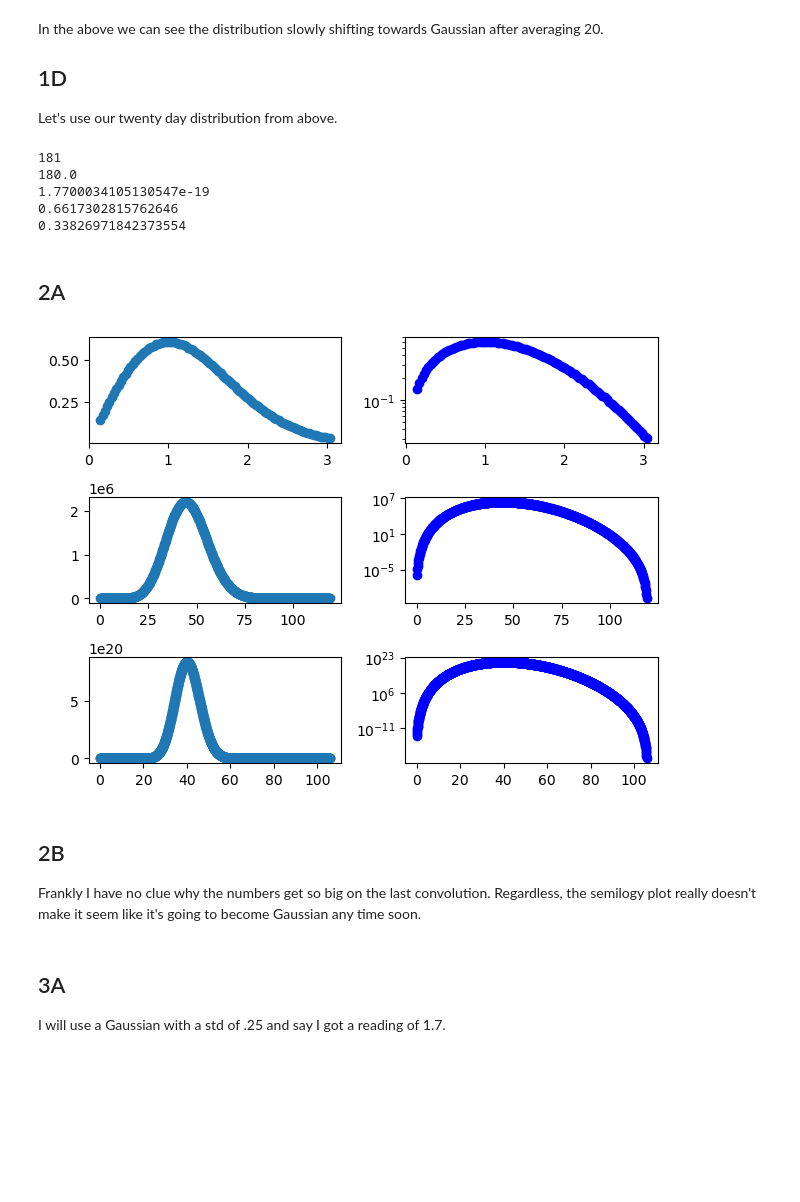
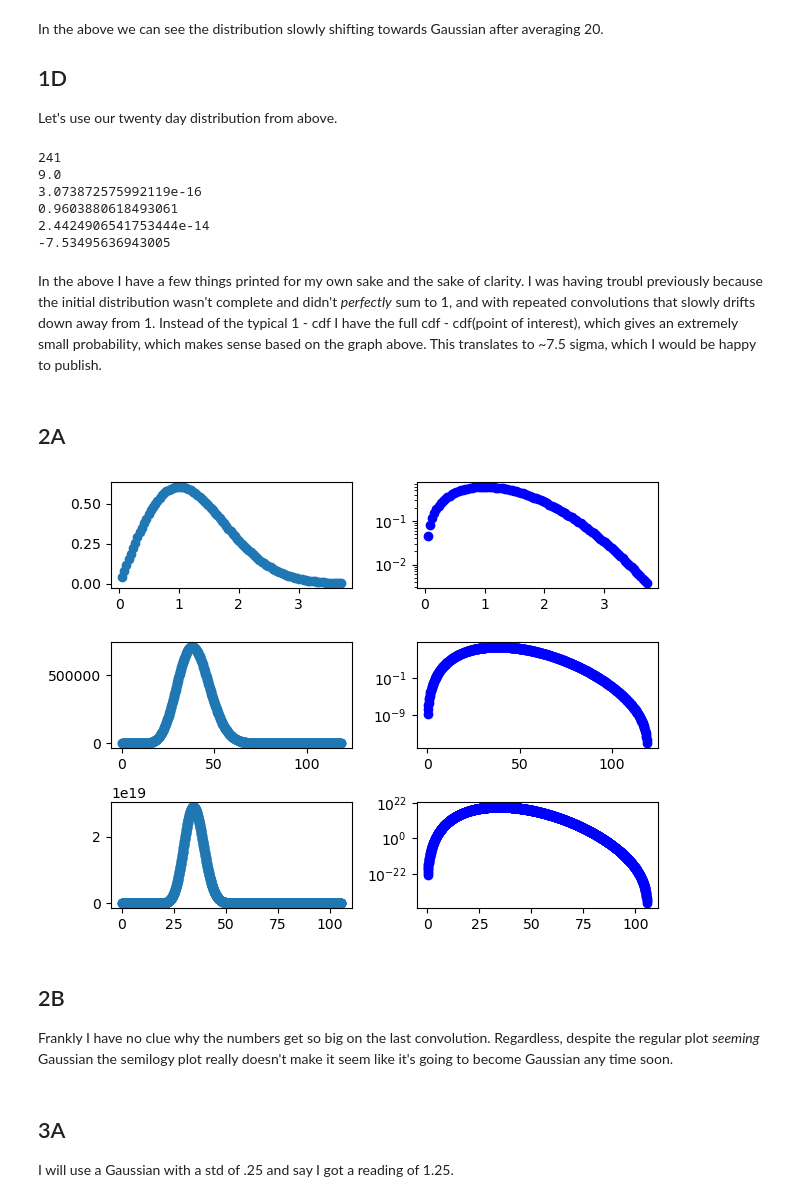
Before and after one commit to yeslikethetruck/initial, a Jupyter notebook: Labs/Lab 2.ipynb, the cells around one changed output. Drawn from its saved outputs; the diff is of its cells as text; code cells hidden in the pictures; blank space fills up the shorter version.

```diff
--- a/Labs/Lab 2.ipynb
+++ b/Labs/Lab 2.ipynb
@@ -12,7 +12,7 @@ from scipy import stats
 For our single day I will assume our mean is 5, and that our source emissions came out to 9.
 # %%
 mu = 5
-x = np.arange(stats.poisson.ppf(0.01, mu), stats.poisson.ppf(0.99, mu))
+x = np.arange(stats.poisson.ppf(0.001, mu), stats.poisson.ppf(.999, mu))
 day_one = stats.poisson.pmf(x, mu)
 dx = x[1] - x[0]
 fig, ax = plt.subplots()
@@ -85,52 +85,54 @@ In the above we can see the distribution slowly shifting towards Gaussian after
 
 Let's use our twenty day distribution from above.
 # %%
-signal = 1 - np.sum(day_five[0:161])
+signal = np.sum(day_five) - np.sum(day_five[0:179])
 print(len(day_five))
-print(x_twenty[160])
-print(day_five[160])
+print(x_twenty[180] / 20)
+print(day_five[180] / 20)
 print(np.sum(day_five))
 print(signal)
-
-# I don't understand how to use the averaged distribution here, and my attempt above is giving me a value I don't understand.
-# Like how does the sum from the 160th index to the 181st of the below array add up to .3 ???
+sigma = stats.norm.ppf(signal)
+print(sigma)
 # %% [output]
-181
-180.0
-1.7700034105130547e-19
-0.6617302815762646
-0.33826971842373554
+241
+9.0
+3.073872575992119e-16
+0.9603880618493061
+2.4424906541753444e-14
+-7.53495636943005
+# %% [markdown]
+In the above I have a few things printed for my own sake and the sake of clarity. I was having troubl previously because the initial distribution wasn't complete and didn't *perfectly* sum to 1, and with repeated convolutions that slowly drifts down away from 1. Instead of the typical 1 - cdf I have the full cdf - cdf(point of interest), which gives an extremely small probability, which makes sense based on the graph above. This translates to ~7.5 sigma, which I would be happy to publish.
 # %% [markdown]
 ## 2A
 # %%
-x_ray = np.linspace(stats.rayleigh.ppf(0.01), stats.rayleigh.ppf(0.99), 100)
+x_ray = np.linspace(stats.rayleigh.ppf(0.001), stats.rayleigh.ppf(0.999), 100)
 rayleigh = stats.rayleigh.pdf(x_ray, loc = 0, scale = 1)
 rayleigh_2 = rayleigh
 for i in range(5):
     rayleigh_2 = np.convolve(rayleigh_2, rayleigh, mode = 'full')
 x_ray2 = x_ray[0] + np.arange(len(rayleigh_2)) / 5
 rayleigh_3 = rayleigh
 for i in range(15):
     rayleigh_3 = np.convolve(rayleigh_3, rayleigh, mode = 'full')
 x_ray3 = x_ray[0] + np.arange(len(rayleigh_3)) / 15
 
 fig, ax = plt.subplots(3, 2)
 ax[0, 0].scatter(x_ray, rayleigh)
 ax[0,1].semilogy(x_ray, rayleigh, 'bo')
 ax[1, 0].scatter(x_ray2, rayleigh_2 / 5)
 ax[1, 1].semilogy(x_ray2, rayleigh_2 / 5, 'bo')
 ax[2, 0].scatter(x_ray3, rayleigh_3 / 15)
 ax[2, 1].semilogy(x_ray3, rayleigh_3 / 15, 'bo')
 plt.tight_layout()
 plt.show()
 # %% [output]
-[figure, old version]
+[figure, new version]
 # %% [markdown]
 ## 2B
 
-Frankly I have no clue why the numbers get so big on the last convolution. Regardless, the semilogy plot really doesn't make it seem like it's going to become Gaussian any time soon.
+Frankly I have no clue why the numbers get so big on the last convolution. Regardless, despite the regular plot *seeming* Gaussian the semilogy plot really doesn't make it seem like it's going to become Gaussian any time soon.
 # %% [markdown]
 ## 3A
 
-I will use a Gaussian with a std of .25 and say I got a reading of 1.7.
+I will use a Gaussian with a std of .25 and say I got a reading of 1.25.
 # %%
```
Also changed, not shown: parts of 16 cells of this notebook, 1 other file.
